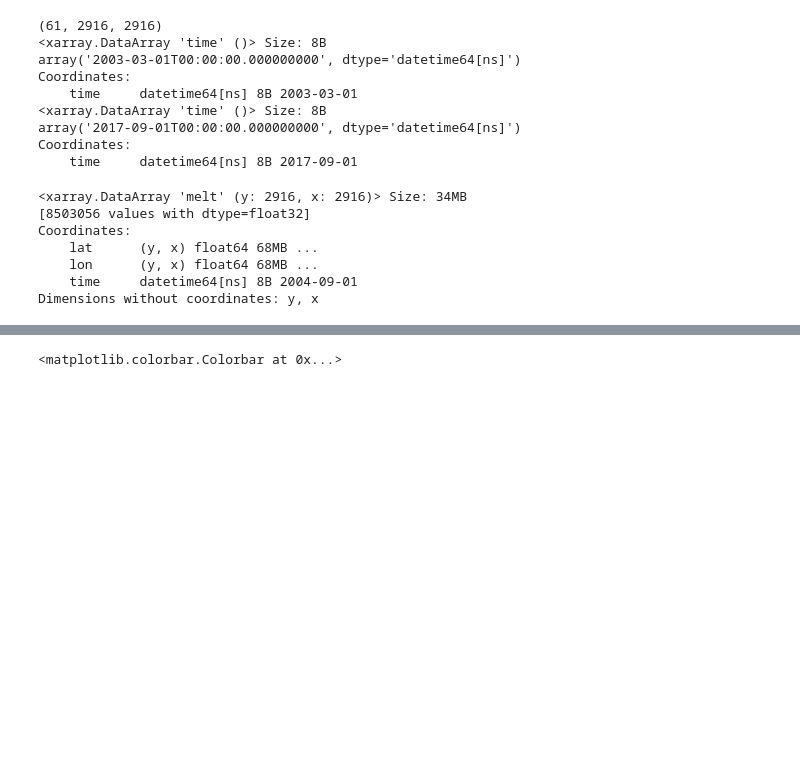
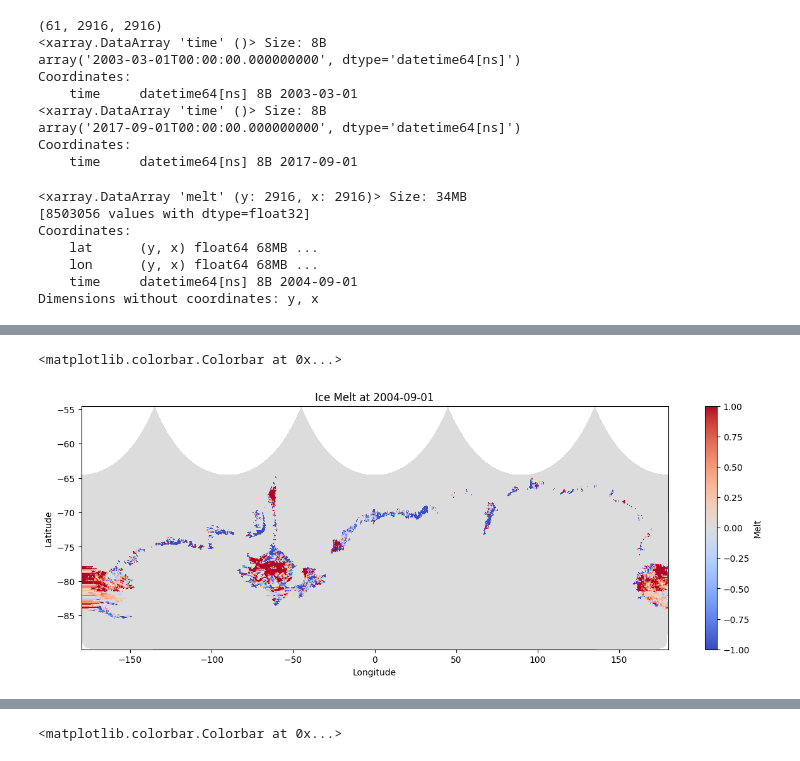
Before and after one commit to isabelle-white/SSH_wind_SI, a Jupyter notebook: mca_shared_izzy/ice_vel_ssh_correl_maps.ipynb, the cells around one changed output, grey strips where cells are left out. Cells and saved outputs as stored; diff of their text form; code cells hidden in the pictures; blank space fills up the shorter version.

```diff
--- a/mca_shared_izzy/ice_vel_ssh_correl_maps.ipynb
+++ b/mca_shared_izzy/ice_vel_ssh_correl_maps.ipynb
@@ -64,2 +66,27 @@ Coordinates:
   * time_ann  (time_ann) <U29 2kB '2003-01-01T00:00:00.000000000' ... '2017-0...
 Dimensions without coordinates: y, x
+# %%
+%matplotlib inline
+
+'''
+[::10] this is to plot every 10th datapoint to make it easier to select the different ice sheets when i plot below
+'''
+
+time_idx = 6
+data_1 = ice_vels_ds_melt_and_mean['melt'].isel(time=time_idx)[::10]
+lat_1 = ice_vels_ds_melt_and_mean['lat'][::10]
+lon_1 = ice_vels_ds_melt_and_mean['lon'][::10]
+time_value = str(ice_vels_ds_melt_and_mean['time'].isel(time=time_idx).values)[:10]  # Format to 'YYYY-MM-DD'
+
+# Create a regular (non-projected) plot
+fig, ax = plt.subplots(figsize=(15, 5))
+
+# Plot without map projection
+mesh_1 = ax.pcolormesh(lon_1, lat_1, data_1, cmap='coolwarm', shading='auto', vmin=-1, vmax=1)
+ax.set_title(f"Ice Melt at {time_value}")
+ax.set_xlabel("Longitude")
+ax.set_ylabel("Latitude")
+plt.colorbar(mesh_1, ax=ax, orientation='vertical', label='Melt')
+# %% [output]
+<matplotlib.colorbar.Colorbar at 0x...>
+[figure, added]
```
Also changed, not shown: parts of 79 cells of this notebook, 10 other files.
